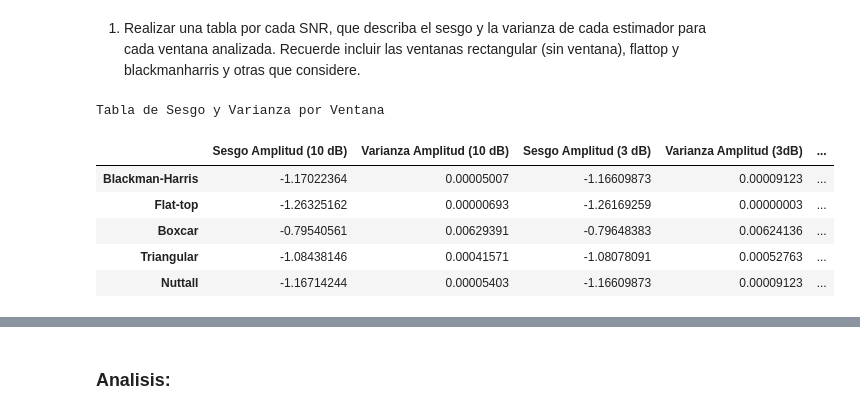
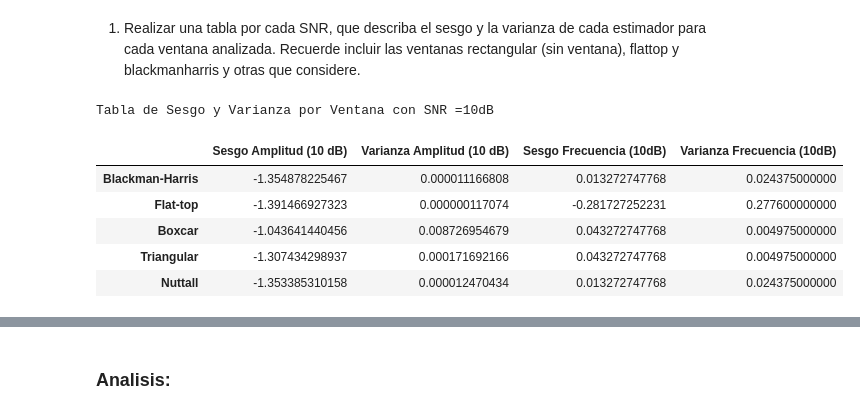
Before and after one commit to Joaquin11Sto/directorio_de_trabajo, a Jupyter notebook: TS4.ipynb, the cells around one changed output, grey strips where cells are left out. Saved outputs shown, nothing was run; the diff lists cells and outputs as text; code cells hidden in the pictures.

```diff
--- a/TS4.ipynb
+++ b/TS4.ipynb
@@ -106,7 +106,7 @@ ventaneo_6 = S_3*win_1
 ventaneo_7 = S_3*win_2
 ventaneo_8 = S_3*win_3
 ventaneo_9 = S_3*win_4
-ventaneo_10 = S_3*win_1
+ventaneo_10 = S_3*win_5
 
 #Calculo la fft
 final_fft_1=1/N*np.fft.fft(ventaneo_1,axis=0)
@@ -121,16 +121,16 @@ final_fft_9=1/N*np.fft.fft(ventaneo_9,axis=0)
 final_fft_10=1/N*np.fft.fft(ventaneo_10,axis=0)
 
 #Aplico el valor absoluta a la transformada
-final_BMH = np.abs(final_fft_1)
-final_FLT = np.abs(final_fft_2)
-final_BOX = np.abs(final_fft_3)
-final_TRA = np.abs(final_fft_4)
-final_NUT = np.abs(final_fft_5)
-final_BMH_2 = np.abs(final_fft_6)
-final_FLT_2 = np.abs(final_fft_7)
-final_BOX_2 = np.abs(final_fft_8)
-final_TRA_2 = np.abs(final_fft_9)
-final_NUT_2 = np.abs(final_fft_10)
+final_BMH = np.abs(final_fft_1)**2
+final_FLT = np.abs(final_fft_2)**2
+final_BOX = np.abs(final_fft_3)**2
+final_TRA = np.abs(final_fft_4)**2
+final_NUT = np.abs(final_fft_5)**2
+final_BMH_2 = np.abs(final_fft_6)**2
+final_FLT_2 = np.abs(final_fft_7)**2
+final_BOX_2 = np.abs(final_fft_8)**2
+final_TRA_2 = np.abs(final_fft_9)**2
+final_NUT_2 = np.abs(final_fft_10)**2
 # %%
 #Calculo de estimadores
 
@@ -247,25 +247,21 @@ varianza_omega_NUT_2 = np.var(omega_estimador_10)
 # %%
 ##Tabla datos
 
 tabla = pd.DataFrame({
     "Sesgo Amplitud (10 dB)": [sesgo_a_BHK, sesgo_a_FLT, sesgo_a_BOX, sesgo_a_TRA, sesgo_a_NUT],
-    "Varianza Amplitud (10 dB)": [varianza_a_BHK, varianza_a_FLT, varianza_a_BOX, varianza_a_TRA, varianza_a_NUT],
-    "Sesgo Amplitud (3 dB)": [sesgo_a_BHK_2, sesgo_a_FLT_2, sesgo_a_BOX_2, sesgo_a_TRA_2, sesgo_a_NUT_2],
-    "Varianza Amplitud (3dB)":[varianza_a_BHK_2,varianza_a_FLT_2,varianza_a_BOX_2,varianza_a_TRA_2,varianza_a_NUT_2],
-    "Sesgo Frecuencia (10dB)": [sesgo_omega_BHK, sesgo_omega_FLT, sesgo_omega_BOX, sesgo_omega_TRA, sesgo_omega_NUT],
-    "Varianza Frecuencia (10dB)": [varianza_omega_BHK, varianza_omega_FLT, varianza_omega_BOX, varianza_omega_TRA, varianza_omega_NUT],
-    "Sesgo Frecuencia (3dB)":[sesgo_omega_BHK_2, sesgo_omega_FLT_2, sesgo_omega_BOX_2, sesgo_omega_TRA_2, sesgo_omega_NUT_2],
-    "Varianza Frecuencia (3dB)":[varianza_a_BHK_2,varianza_a_FLT_2,varianza_a_BOX_2,varianza_a_TRA_2,varianza_a_NUT_2]
+    "Varianza Amplitud (10 dB)": [varianza_a_BHK, varianza_a_FLT, varianza_a_BOX,varianza_a_TRA, varianza_a_NUT],
+    "Sesgo Frecuencia (10dB)": [sesgo_omega_BHK,sesgo_omega_FLT,sesgo_omega_BOX,sesgo_omega_TRA,sesgo_omega_NUT],
+    "Varianza Frecuencia (10dB)": [varianza_omega_BHK,varianza_omega_FLT,varianza_omega_BOX,varianza_omega_TRA,varianza_omega_NUT],
 }, index=["Blackman-Harris", "Flat-top", "Boxcar", "Triangular", "Nuttall"])
 
-tabla.style.set_caption("Tabla de Sesgo y Varianza por Ventana") \
-    .format("{:.8f}") \
+tabla.style.set_caption("Tabla de Sesgo y Varianza por Ventana con SNR =10dB") \
+    .format("{:.16f}") \
     .set_table_styles([{"selector": "caption", "props": [("font-size", "16px"), ("font-weight", "bold")]}])
 # %% [output]
-Tabla de Sesgo y Varianza por Ventana
+Tabla de Sesgo y Varianza por Ventana con SNR =10dB
-|  | Sesgo Amplitud (10 dB) | Varianza Amplitud (10 dB) | Sesgo Amplitud (3 dB) | Varianza Amplitud (3dB) | ... |
-| Blackman-Harris | -1.17022364 | 0.00005007 | -1.16609873 | 0.00009123 | ... |
-| Flat-top | -1.26325162 | 0.00000693 | -1.26169259 | 0.00000003 | ... |
-| Boxcar | -0.79540561 | 0.00629391 | -0.79648383 | 0.00624136 | ... |
-| Triangular | -1.08438146 | 0.00041571 | -1.08078091 | 0.00052763 | ... |
-| Nuttall | -1.16714244 | 0.00005403 | -1.16609873 | 0.00009123 | ... |
+|  | Sesgo Amplitud (10 dB) | Varianza Amplitud (10 dB) | Sesgo Frecuencia (10dB) | Varianza Frecuencia (10dB) |
+| Blackman-Harris | -1.354878225467 | 0.000011166808 | 0.013272747768 | 0.024375000000 |
+| Flat-top | -1.391466927323 | 0.000000117074 | -0.281727252231 | 0.277600000000 |
+| Boxcar | -1.043641440456 | 0.008726954679 | 0.043272747768 | 0.004975000000 |
+| Triangular | -1.307434298937 | 0.000171692166 | 0.043272747768 | 0.004975000000 |
+| Nuttall | -1.353385310158 | 0.000012470434 | 0.013272747768 | 0.024375000000 |
```
Also changed, not shown: parts of 2 cells of this notebook, 1 other file.
